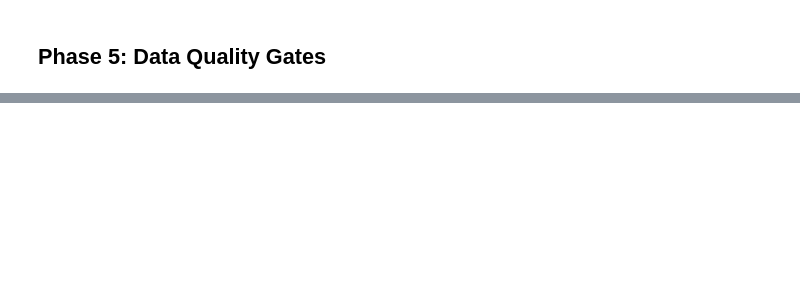
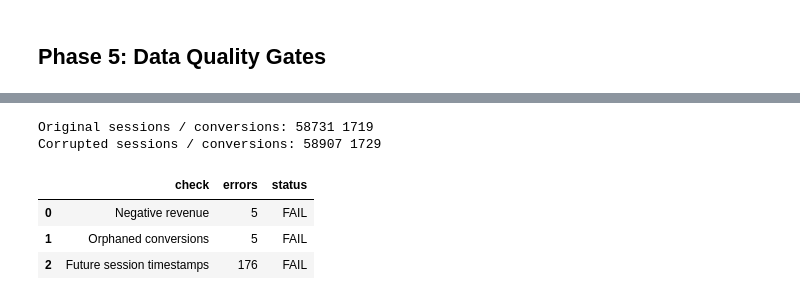
Before and after one commit to AndrewMichael2020/markettech-demo, a Jupyter notebook: markettech_workshop.ipynb, the cells around one changed output, grey strips where cells are left out. Saved outputs shown, nothing was run; the diff lists cells and outputs as text; code cells hidden in the pictures; blank space fills up the shorter version.

```diff
--- a/markettech_workshop.ipynb
+++ b/markettech_workshop.ipynb
@@ -167,0 +204,58 @@ run_quality_checks(con)
+# %%
+from typing import Tuple
+
+def inject_corruption(df_sess: pd.DataFrame, df_conv: pd.DataFrame, frac: float = 0.003) -> Tuple[pd.DataFrame, pd.DataFrame]:
+    """Inject a small amount of bad data for the cleaning demo.
+
+    - Negative revenue in conversions
+    - Future session timestamps
+    - Orphan conversions
+    """
+    df_sess2 = df_sess.copy()
+    df_conv2 = df_conv.copy()
+
+    n_sess = len(df_sess2)
+    n_conv = len(df_conv2)
+
+    # 1) Negative revenue duplicates
+    k = max(1, int(n_conv * frac))
+    idx = df_conv2.sample(k, random_state=2026).index
+    neg_dupes = df_conv2.loc[idx].copy()
+    neg_dupes["revenue"] = -neg_dupes["revenue"].abs()
+    df_conv2 = pd.concat([df_conv2, neg_dupes], ignore_index=True)
+
+    # 2) Future session duplicates
+    k2 = max(1, int(n_sess * frac))
+    idx2 = df_sess2.sample(k2, random_state=2027).index
+    future_dupes = df_sess2.loc[idx2].copy()
+    future_dupes["ts"] = dt.datetime.utcnow() + dt.timedelta(days=30)
+    df_sess2 = pd.concat([df_sess2, future_dupes], ignore_index=True)
+
+    # 3) Orphan conversion duplicates with guaranteed-missing session_id
+    k3 = max(1, int(n_conv * frac))
+    idx3 = df_conv2.sample(k3, random_state=2028).index
+    orphan_dupes = df_conv2.loc[idx3].copy()
+    orphan_dupes["session_id"] = "999999999999"  # guaranteed orphan
+    df_conv2 = pd.concat([df_conv2, orphan_dupes], ignore_index=True)
+
+    return df_sess2, df_conv2
+
+# Create a corrupted copy of the clean stream
+df_sess_bad, df_conv_bad = inject_corruption(df_sess, df_conv)
+print("Original sessions / conversions:", len(df_sess), len(df_conv))
+print("Corrupted sessions / conversions:", len(df_sess_bad), len(df_conv_bad))
+
+# Register the corrupted tables and re-run quality checks
+con_bad = duckdb.connect(database=":memory:")
+con_bad.register("raw_sessions", df_sess_bad)
+con_bad.register("raw_conversions", df_conv_bad)
+con_bad.register("dim_channels", df_chan)
+
+run_quality_checks(con_bad)
+# %% [output]
+Original sessions / conversions: 58731 1719
+Corrupted sessions / conversions: 58907 1729
+|  | check | errors | status |
+| 0 | Negative revenue | 5 | FAIL |
+| 1 | Orphaned conversions | 5 | FAIL |
+| 2 | Future session timestamps | 176 | FAIL |
```
Also changed, not shown: parts of 14 cells of this notebook, 1 other file.
